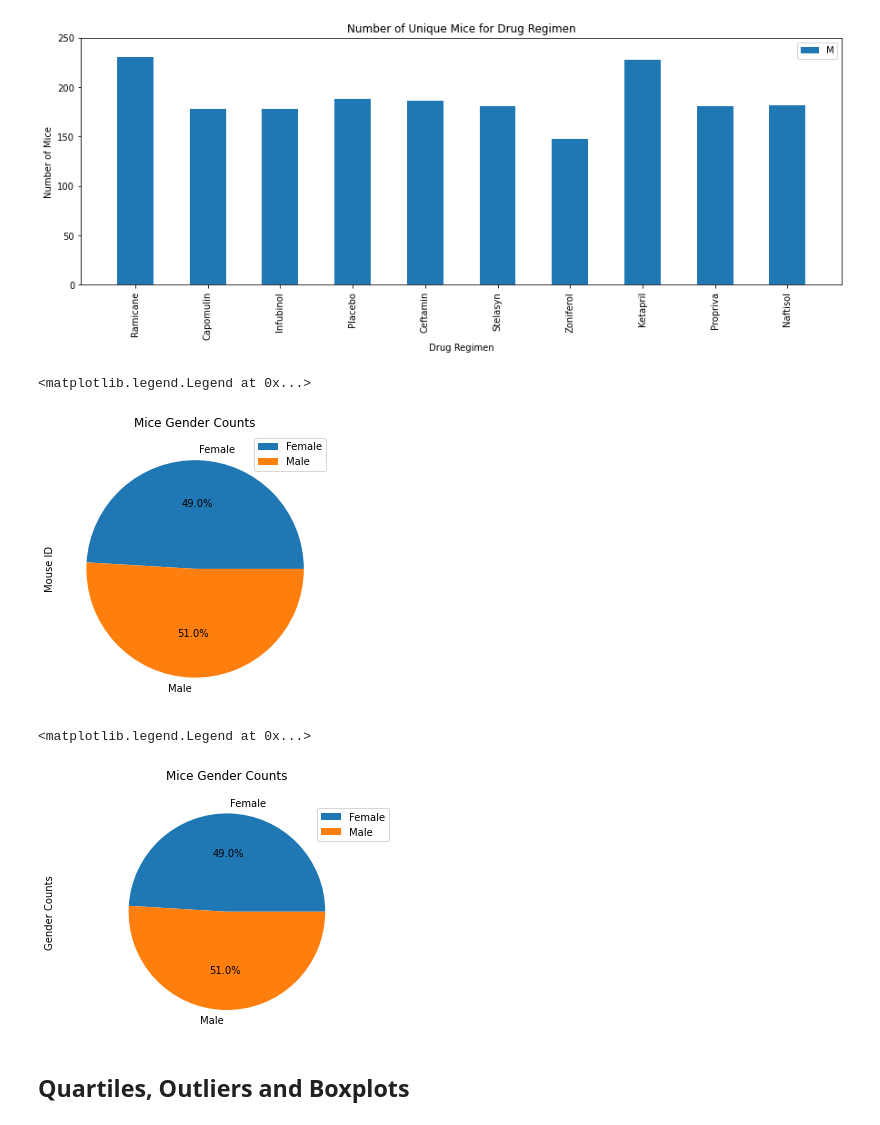
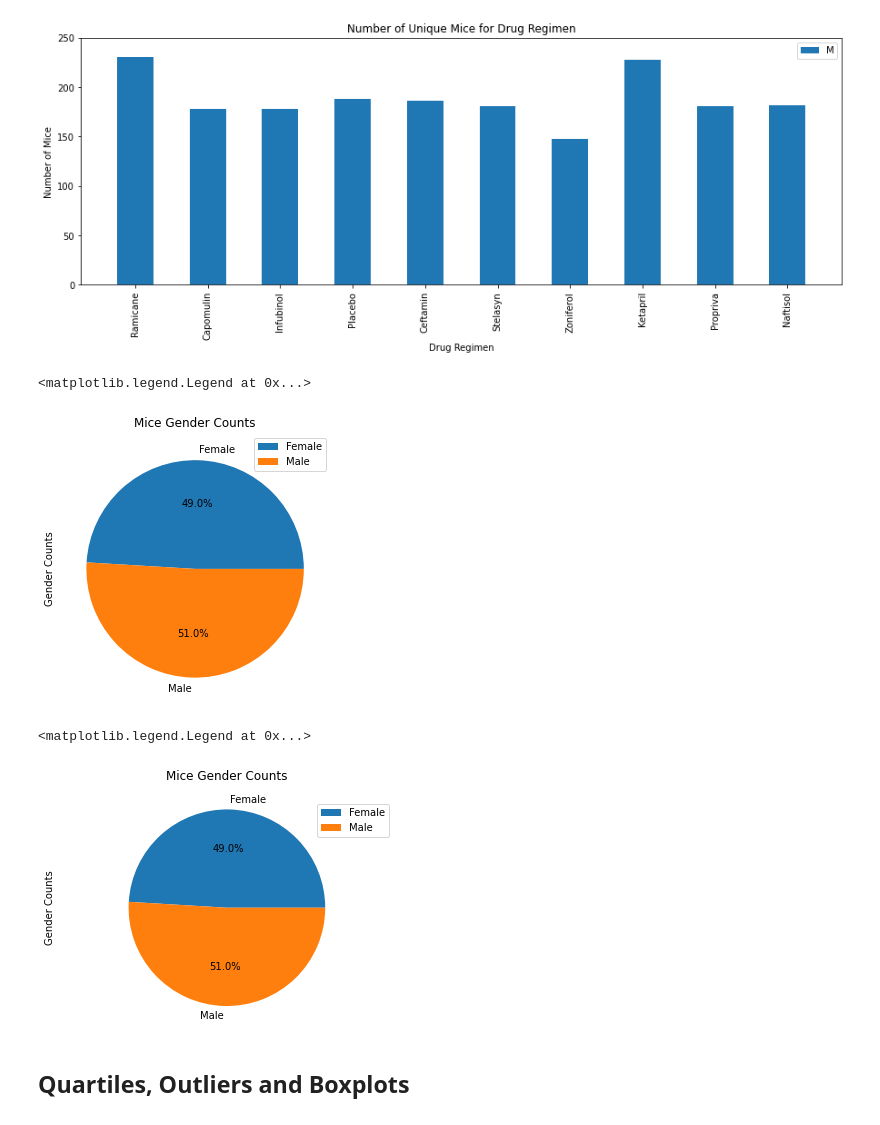
Before and after one commit to yuyhong23/matplotlib_the_power_of_plots, a Jupyter notebook: Pymaceuticals/pymaceuticals_starter-Copy1.ipynb, the cells around one changed output. Saved outputs shown, nothing was run; the diff lists cells and outputs as text; code cells hidden in the pictures.

```diff
--- a/Pymaceuticals/pymaceuticals_starter-Copy1.ipynb
+++ b/Pymaceuticals/pymaceuticals_starter-Copy1.ipynb
@@ -188,22 +188,23 @@ unique_mice_gender = mice_gender_groups["Mouse ID"].count()
 labels = ["Female","Male"]
 
 unique_mice_gender.plot.pie(y="Gender Counts", figsize=(5, 5), autopct="%1.1f%%", title="Mice Gender Counts")
+plt.ylabel("Gender Counts")
 plt.legend(labels, loc="upper right")
 # %% [output]
 <matplotlib.legend.Legend at 0x...>
-[figure, old version]
+[figure, new version]
 # %%
 # Generate a pie plot showing the distribution of female versus male mice using pyplot
 labels = ["Female","Male"]
 
 plt.pie(unique_mice_gender,labels=labels,autopct="%1.1f%%")
 plt.axis("equal")
-plt.title("Mice Gender Counts",fontsize=12, y=1.08)
+plt.title("Mice Gender Counts",fontsize=12, y=1.06)
 plt.ylabel("Gender Counts")
 plt.legend(labels, loc="upper right")
 # %% [output]
 <matplotlib.legend.Legend at 0x...>
-[figure, old version]
+[figure, new version]
 # %% [markdown]
 ## Quartiles, Outliers and Boxplots
 # %%
```
Also changed, not shown: parts of 1 cell of this notebook.
